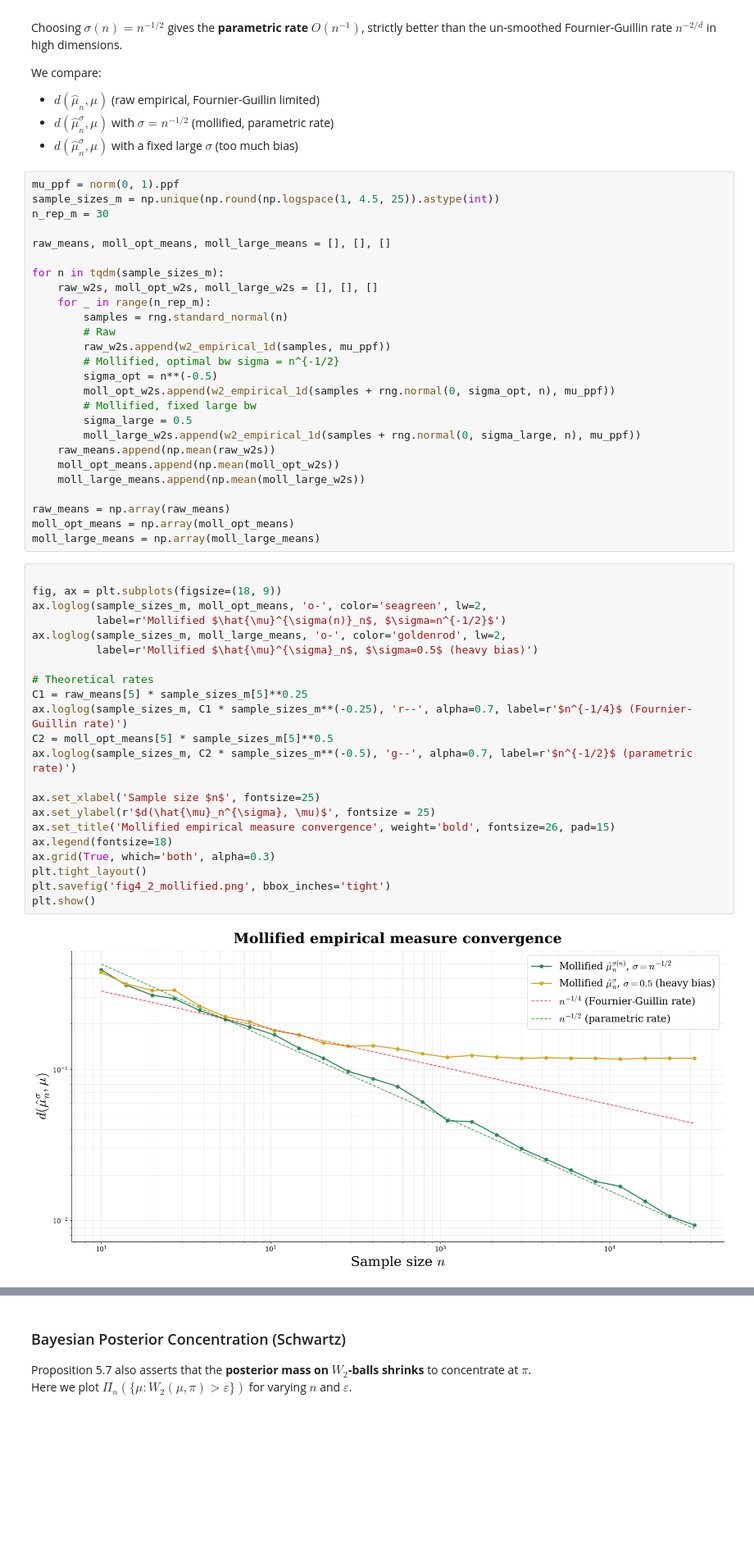
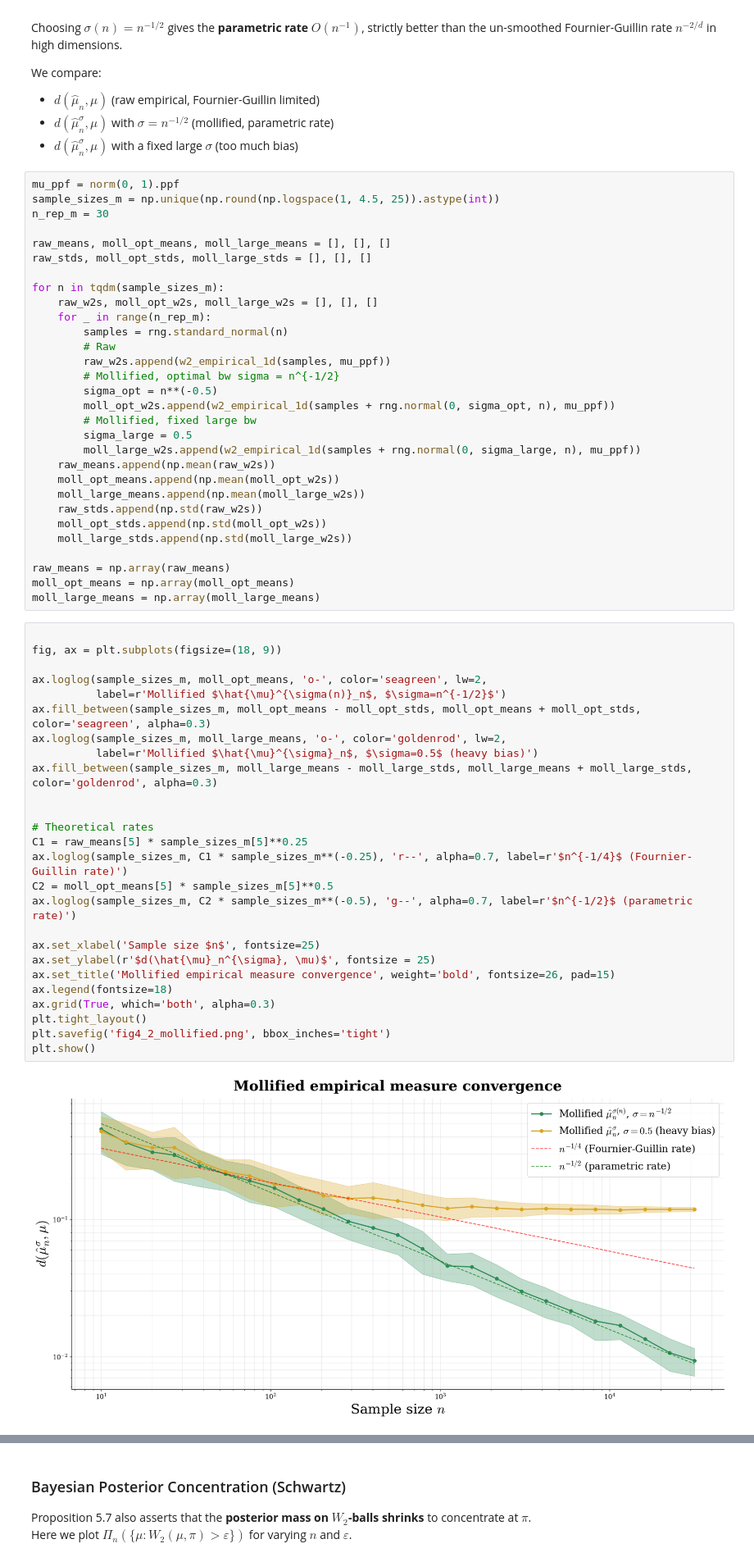
Before and after one commit to rs1422/RMSOT, a Jupyter notebook: Sections 4 and 5/Section_4_and_5.ipynb, the cells around one changed output, grey strips where cells are left out. Shown at 82% size. Cells and saved outputs as stored; diff of their text form; blank space fills up the shorter version.

Commit message:
updated figures

```diff
--- a/Sections 4 and 5/Section_4_and_5.ipynb
+++ b/Sections 4 and 5/Section_4_and_5.ipynb
@@ -162,6 +162,7 @@ sample_sizes_m = np.unique(np.round(np.logspace(1, 4.5, 25)).astype(int))
 n_rep_m = 30
 
 raw_means, moll_opt_means, moll_large_means = [], [], []
+raw_stds, moll_opt_stds, moll_large_stds = [], [], []
 
 for n in tqdm(sample_sizes_m):
     raw_w2s, moll_opt_w2s, moll_large_w2s = [], [], []
@@ -178,6 +179,9 @@ for n in tqdm(sample_sizes_m):
     raw_means.append(np.mean(raw_w2s))
     moll_opt_means.append(np.mean(moll_opt_w2s))
     moll_large_means.append(np.mean(moll_large_w2s))
+    raw_stds.append(np.std(raw_w2s))
+    moll_opt_stds.append(np.std(moll_opt_w2s))
+    moll_large_stds.append(np.std(moll_large_w2s))
 
 raw_means = np.array(raw_means)
 moll_opt_means = np.array(moll_opt_means)
@@ -185,27 +189,31 @@ moll_large_means = np.array(moll_large_means)
 # %%
 
 fig, ax = plt.subplots(figsize=(18, 9))
+
 ax.loglog(sample_sizes_m, moll_opt_means, 'o-', color='seagreen', lw=2,
           label=r'Mollified $\hat{\mu}^{\sigma(n)}_n$, $\sigma=n^{-1/2}$')
+ax.fill_between(sample_sizes_m, moll_opt_means - moll_opt_stds, moll_opt_means + moll_opt_stds, color='seagreen', alpha=0.3)
 ax.loglog(sample_sizes_m, moll_large_means, 'o-', color='goldenrod', lw=2,
           label=r'Mollified $\hat{\mu}^{\sigma}_n$, $\sigma=0.5$ (heavy bias)')
+ax.fill_between(sample_sizes_m, moll_large_means - moll_large_stds, moll_large_means + moll_large_stds, color='goldenrod', alpha=0.3)
+
 
 # Theoretical rates
 C1 = raw_means[5] * sample_sizes_m[5]**0.25
 ax.loglog(sample_sizes_m, C1 * sample_sizes_m**(-0.25), 'r--', alpha=0.7, label=r'$n^{-1/4}$ (Fournier-Guillin rate)')
 C2 = moll_opt_means[5] * sample_sizes_m[5]**0.5
 ax.loglog(sample_sizes_m, C2 * sample_sizes_m**(-0.5), 'g--', alpha=0.7, label=r'$n^{-1/2}$ (parametric rate)')
 
 ax.set_xlabel('Sample size $n$', fontsize=25)
 ax.set_ylabel(r'$d(\hat{\mu}_n^{\sigma}, \mu)$', fontsize = 25)
 ax.set_title('Mollified empirical measure convergence', weight='bold', fontsize=26, pad=15)
 ax.legend(fontsize=18)
 ax.grid(True, which='both', alpha=0.3)
 plt.tight_layout()
 plt.savefig('fig4_2_mollified.png', bbox_inches='tight')
 plt.show()
 # %% [output]
-[figure, old version]
+[figure, new version]
 # %% [markdown]
 ---
 ## 3. Wasserstein Gradient Flow Convergence (Section 4.5)
```
Also changed, not shown: parts of 7 cells of this notebook, 9 other files.
